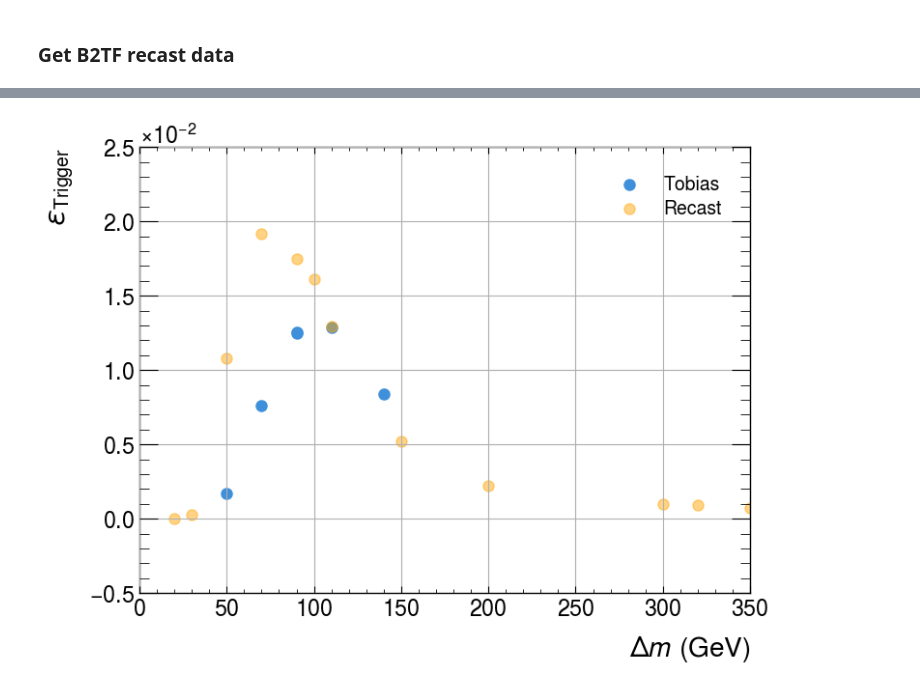
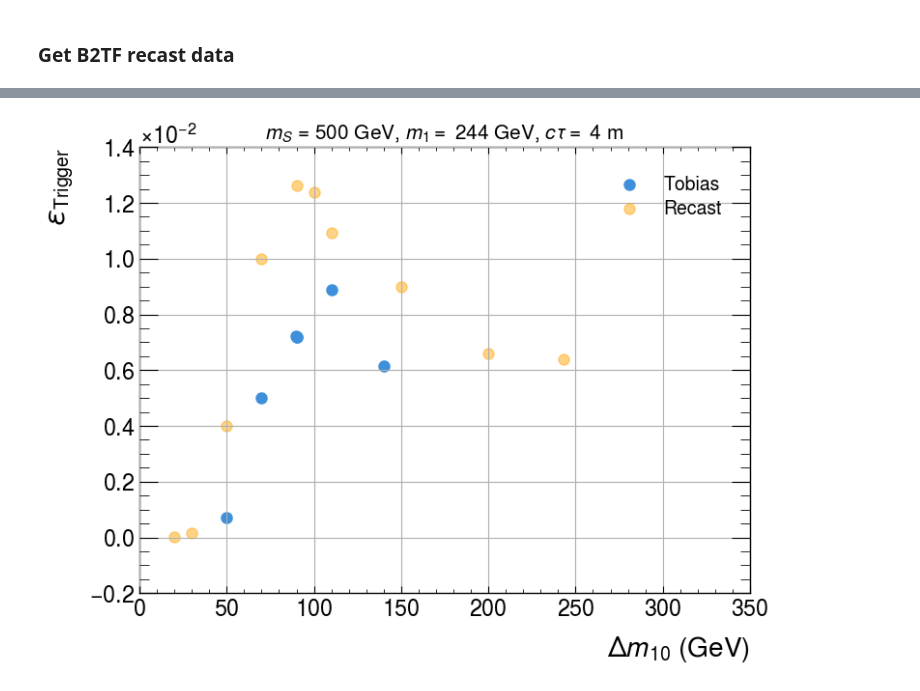
Before and after one commit to andlessa/back2futureTrigger, a Jupyter notebook: B2TF-Trigger/plotEffs.ipynb, the cells around one changed output, grey strips where cells are left out. Drawn from its saved outputs; the diff is of its cells as text; code cells hidden in the pictures.

Commit message:
Improved plotEffs

```diff
--- a/B2TF-Trigger/plotEffs.ipynb
+++ b/B2TF-Trigger/plotEffs.ipynb
@@ -58,33 +63,23 @@ plt.show()
-# %%
-# plt.errorbar(data_recast['ctaum'],data_recast['effTrigger'],yerr=data_recast['effErr'],
-#               fmt="o", color='black', ecolor = "black",linewidth=2,markersize=3)
-
-
-ms = 2000.0
-ctau = 4.0
-# Filter data
-b2tf_data_df_filter = b2tf_data_df[(b2tf_data_df['ms'] == ms) & (np.abs(b2tf_data_df['ctau']-ctau) < 0.1)]
-b2tf_data_df_filter = b2tf_data_df_filter.sort_values('dm')
-
-b2tf_data_df_filter_R = b2tf_data_df_R[(b2tf_data_df_R['ms'] == ms) & (np.abs(b2tf_data_df_R['ctau']-ctau) < 0.1)]
-b2tf_data_df_filter_R = b2tf_data_df_filter_R.sort_values('dm')
-
-
-# plt.errorbar(b2tf_data_df_filter['dm'],b2tf_data_df_filter['eff'],
-#          yerr=b2tf_data_df_filter['triggererr'],
-          #     fmt="o", color='black', ecolor = "black",linewidth=2,markersize=3)
-plt.scatter(b2tf_data_df_filter['dm'],b2tf_data_df_filter['eff'],label='Tobias')
-plt.scatter(b2tf_data_df_filter_R['dm'],b2tf_data_df_filter_R['eff'],label='Recast',alpha=0.5)
-plt.xlabel(r'$\Delta m$ (GeV)')
-plt.ylabel(r'$\epsilon_{\rm Trigger}$')
-plt.xlim(0,350.)
-# plt.ylim(0.,25e-3)
-# plt.yticks(np.arange(0.,25e-3,2e-3))
-# plt.xticks(np.arange(0.,20.,2.))
-plt.grid()
-# plt.title(r'$m_S$ = %1.0f GeV, $m_1 = $ %1.2f GeV, $m_0 = $ %1.2f GeV, $\Delta m_{10} = $ %1.1f, $\beta^* = $ %1.1f' %(mS,m1,m0,dm,beta),
-          # fontsize=10)
-plt.legend()
-plt.show()
-# %% [output]
-[figure, removed]
+# %%
+constraints = {'ms' : 500.0, 'ctau' : 4.0}
+xaxis = 'dm'
+yaxis = 'eff'
+# Filter data
+b2tf_data_df_filter = b2tf_data_df.copy()
+b2tf_data_df_filter_R = b2tf_data_df_R.copy()
+for label,val in constraints.items():
+    b2tf_data_df_filter = b2tf_data_df_filter[(np.abs(b2tf_data_df_filter[label]-val) < 0.1)]
+    b2tf_data_df_filter_R = b2tf_data_df_filter_R[(np.abs(b2tf_data_df_filter_R[label]-val) < 0.1)]
+b2tf_data_df_filter = b2tf_data_df_filter.sort_values(xaxis)
+
+plt.scatter(b2tf_data_df_filter[xaxis],b2tf_data_df_filter[yaxis],label='Tobias')
+plt.scatter(b2tf_data_df_filter_R[xaxis],b2tf_data_df_filter_R[yaxis],label='Recast',alpha=0.5)
+plt.xlabel(r'%s' %varDict[xaxis])
+plt.ylabel(r'%s' %varDict[yaxis])
+plt.xlim(0,350.)
+plt.grid()
+plt.title(getTitleFromDF(b2tf_data_df_filter_R),fontsize=15)
+plt.legend()
+plt.show()
+# %% [output]
+[figure, added]
```
Also changed, not shown: parts of 6 cells of this notebook, 2 other files.
